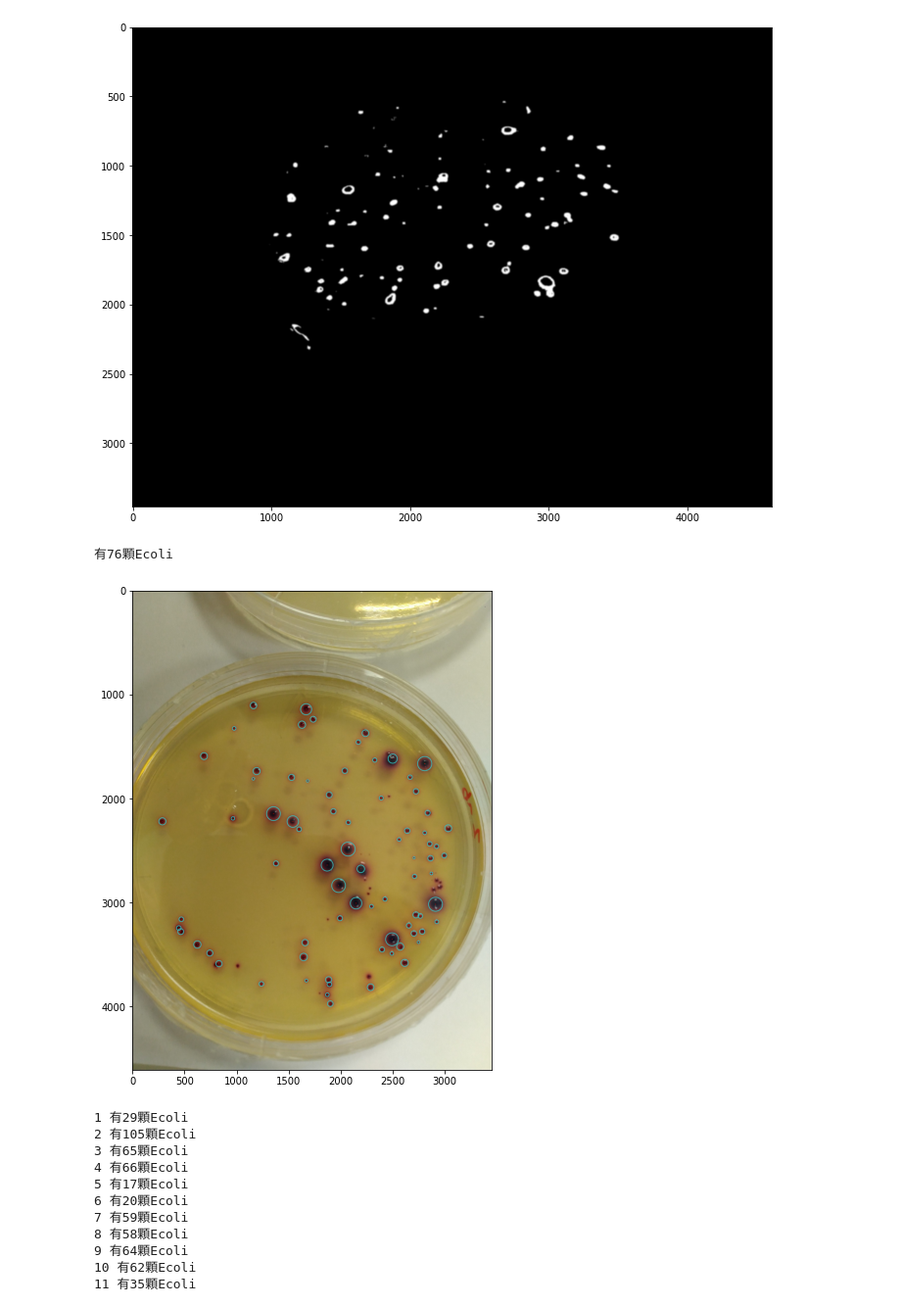
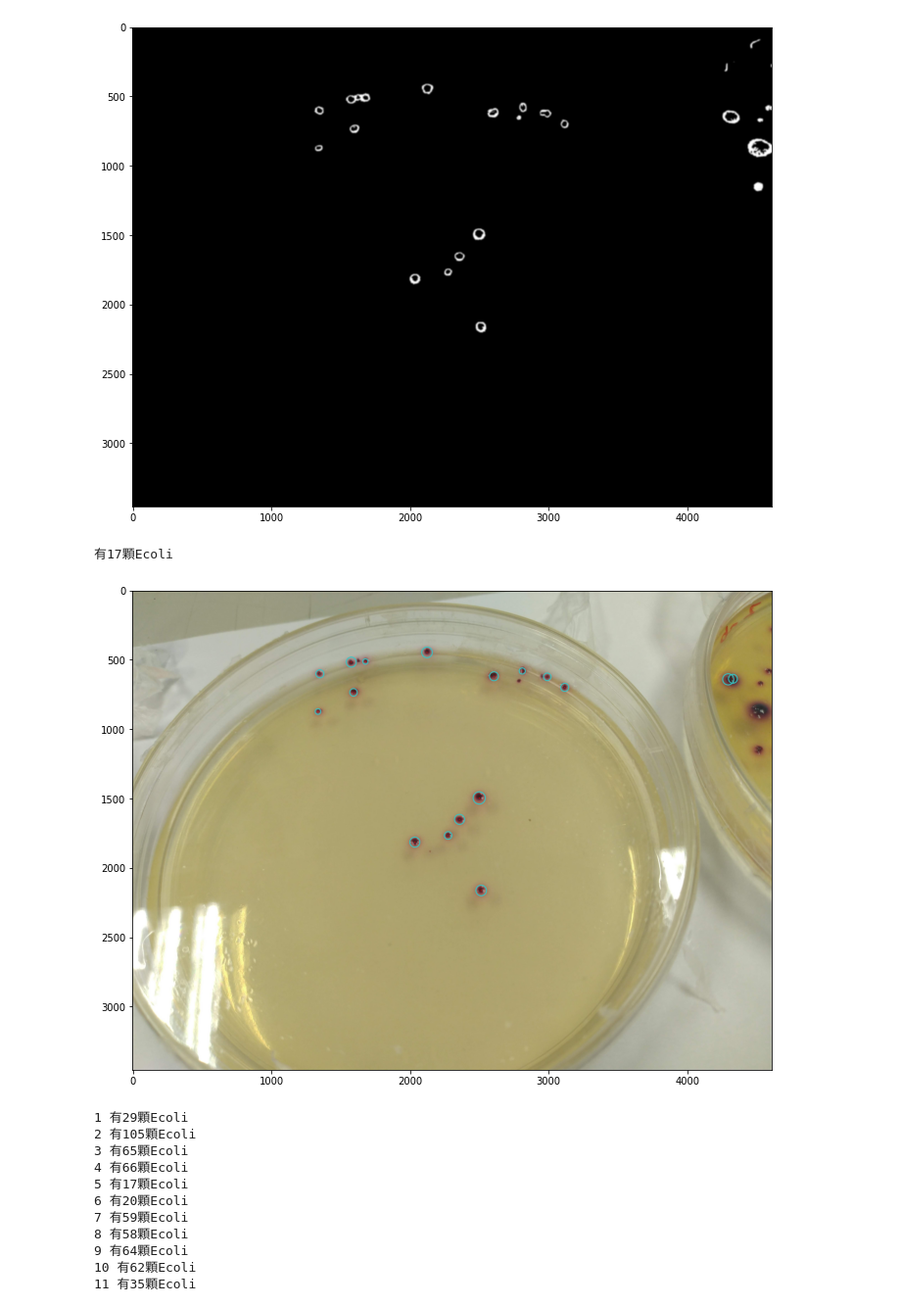
Before and after one commit to evan6007/Ecoli_detection, a Jupyter notebook: Ecoli_detection.ipynb, the cells around one changed output. Shown: that part at 98% size. Drawn from its saved outputs; the diff is of its cells as text; code cells hidden in the pictures.

```diff
--- a/Ecoli_detection.ipynb
+++ b/Ecoli_detection.ipynb
@@ -8,7 +8,7 @@ import numpy as np
 import matplotlib.pyplot as plt
 # %%
 
-img = cv2.imread('/content/Ecoli_detection/Ecoli (1).jpg', cv2.IMREAD_COLOR) #把照片路徑放進去
+img = cv2.imread('/content/Ecoli_detection/Ecoli (5).jpg', cv2.IMREAD_COLOR) #把照片路徑放進去
 img_orig = img.copy()
 img_orig = cv2.cvtColor(img_orig, cv2.COLOR_BGR2RGB)
 plt.rcParams["figure.figsize"] = (16,9)
@@ -39,26 +39,26 @@ all_circle =cv2.HoughCircles(img, cv2.HOUGH_GRADIENT, 0.8, 30,
               maxRadius=70)
 all_circle_rounded = np.uint16(np.around(all_circle))
 # %% [output]
-[figure, old version]
+[figure, new version]
 # %%
-img = cv2.imread('/content/Ecoli_detection/Ecoli (44).jpg', cv2.IMREAD_COLOR) #把照片路徑放進去
+img = cv2.imread('/content/Ecoli_detection/Ecoli (5).jpg', cv2.IMREAD_COLOR) #把照片路徑放進去
 img_orig = img.copy()
 img_orig = cv2.cvtColor(img_orig, cv2.COLOR_BGR2RGB)
 
 count = 1
 for i in all_circle_rounded[0,:]:
     cv2.circle(img_orig,(i[0],i[1]),i[2],(50,200,200),5)
     cv2.circle(img_orig,(i[0],i[1]),2,(255,0,0),3)
     count = count +1
 
 
 
 plt.rcParams["figure.figsize"]=(16,9)
 plt.imshow(img_orig)
 print("有" + str(all_circle_rounded.shape[1])+'顆Ecoli')
 # %% [output]
-有76顆Ecoli
+有17顆Ecoli
-[figure, old version]
+[figure, new version]
 # %%
 for i in range(1,50):
   img = cv2.imread('/content/Ecoli_detection/Ecoli (' + str(i) + ').jpg', cv2.IMREAD_COLOR) #把照片路徑放進去
```
Also changed, not shown: parts of 2 cells of this notebook.
